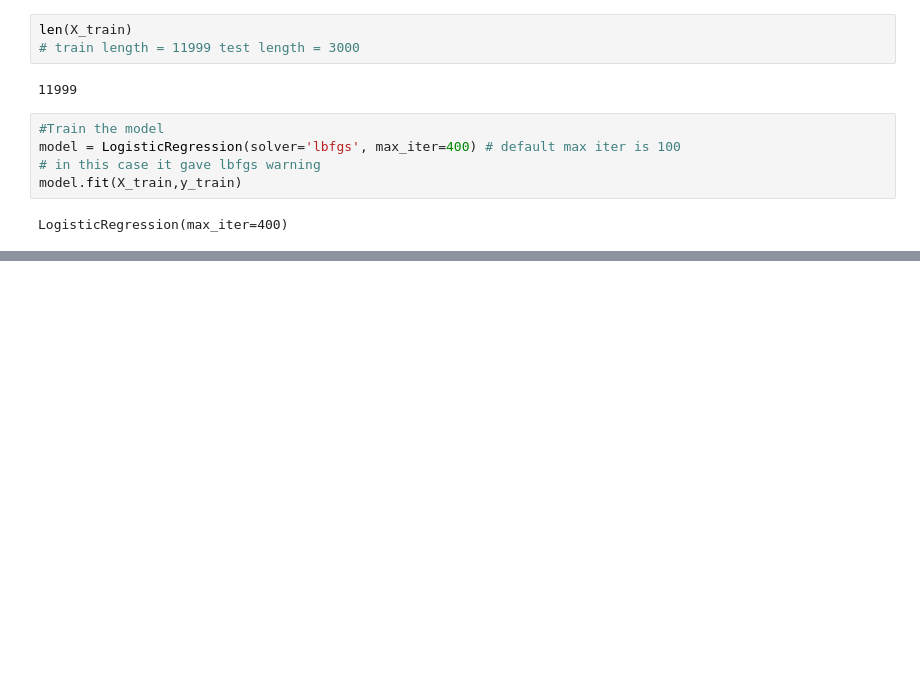
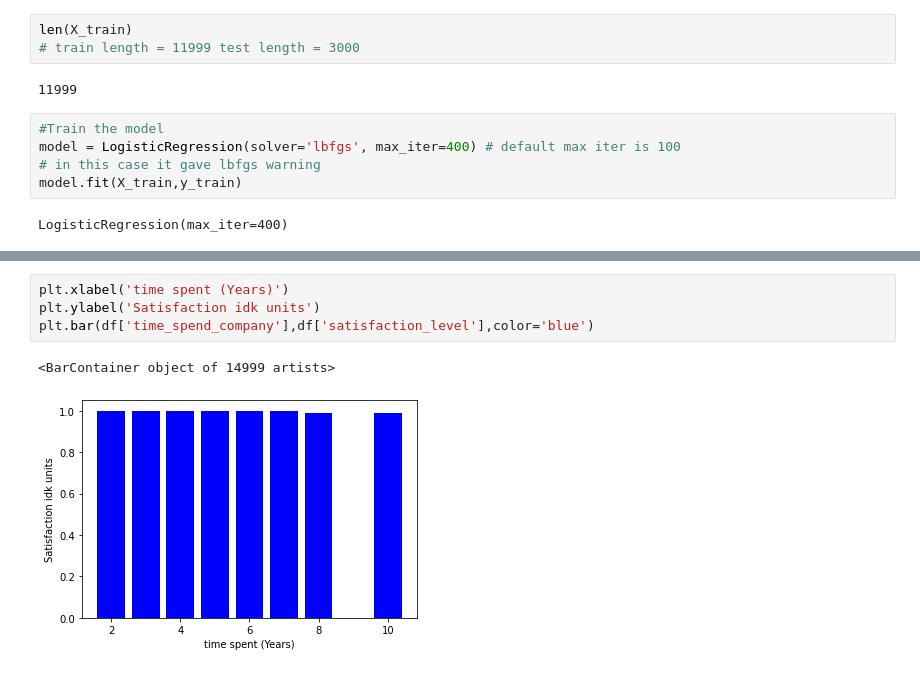
Before and after one commit to ISHAN-2001/ML_Test, a Jupyter notebook: Logistic_Regression/employee.ipynb, the cells around one changed output, grey strips where cells are left out. Saved outputs shown, nothing was run; the diff lists cells and outputs as text; blank space fills up the shorter version.

```diff
--- a/Logistic_Regression/employee.ipynb
+++ b/Logistic_Regression/employee.ipynb
@@ -130,0 +148,7 @@ array([1, 0, 0, ..., 0, 0, 0], dtype=int64)
+# %%
+plt.xlabel('time spent (Years)')
+plt.ylabel('Satisfaction idk units')
+plt.bar(df['time_spend_company'],df['satisfaction_level'],color='blue')
+# %% [output]
+<BarContainer object of 14999 artists>
+[figure, added]
```
Also changed, not shown: parts of 6 cells of this notebook, 1 other file.
